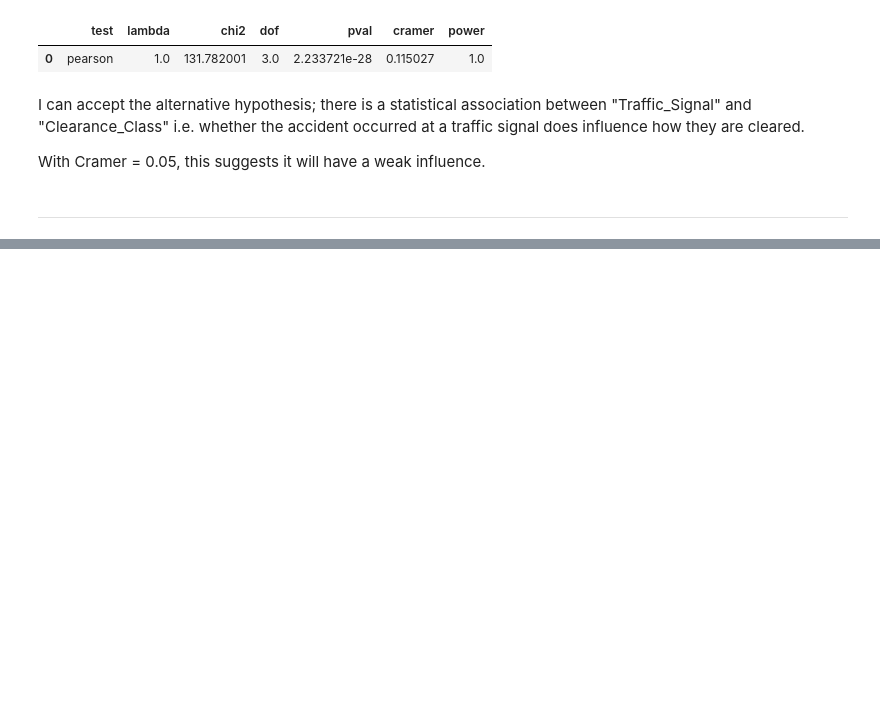
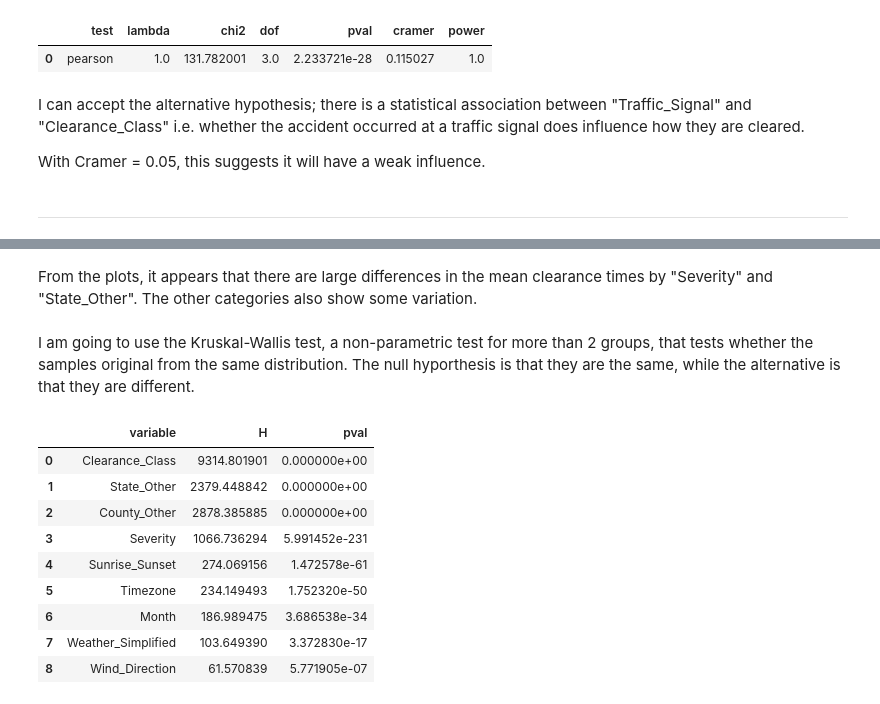
Before and after one commit to Sonya-J00/US_Accidents_ML_Project, a Jupyter notebook: jupyter_notebooks/EDA.ipynb, the cells around one changed output, grey strips where cells are left out. Cells and saved outputs as stored; diff of their text form; code cells hidden in the pictures; blank space fills up the shorter version.

Commit message:
Kruskal-Wallis test complete

```diff
--- a/jupyter_notebooks/EDA.ipynb
+++ b/jupyter_notebooks/EDA.ipynb
@@ -732,0 +771,44 @@ With Cramer = 0.05, this suggests it will have a weak influence.
+# %% [markdown]
+From the plots, it appears that there are large differences in the mean clearance times by "Severity" and "State_Other". The other categories also show some variation.
+# %% [markdown]
+I am going to use the Kruskal-Wallis test, a non-parametric test for more than 2 groups, that tests whether the samples original from the same distribution. The null hyporthesis is that they are the same, while the alternative is that they are different.
+# %%
+cat_cols = df.select_dtypes(include=['object']).columns.tolist()
+
+# Initialize results list
+kruskal_results = []
+
+for col in cat_cols:
+    try:
+        # Run Kruskal-Wallis test
+        result = pg.kruskal(data=df, dv='Clearance_Time(hr)', between=col)
+
+        # Append results with the variable name
+        kruskal_results.append({
+            'variable': col,
+            'H': result['H'].iloc[0],          # test statistic
+            'pval': result['p-unc'].iloc[0]    # p-value
+        })
+    except Exception as e:
+        print(f"Could not run Kruskal-Wallis for {col}: {e}")
+        kruskal_results.append({
+            'variable': col,
+            'H': None,
+            'pval': None
+        })
+
+# Convert results to DataFrame
+kruskal_df = pd.DataFrame(kruskal_results).sort_values(by='pval').reset_index(drop=True)
+
+kruskal_df
+# %% [output]
+|  | variable | H | pval |
+| 0 | Clearance_Class | 9314.801901 | 0.000000e+00 |
+| 1 | State_Other | 2379.448842 | 0.000000e+00 |
+| 2 | County_Other | 2878.385885 | 0.000000e+00 |
+| 3 | Severity | 1066.736294 | 5.991452e-231 |
+| 4 | Sunrise_Sunset | 274.069156 | 1.472578e-61 |
+| 5 | Timezone | 234.149493 | 1.752320e-50 |
+| 6 | Month | 186.989475 | 3.686538e-34 |
+| 7 | Weather_Simplified | 103.649390 | 3.372830e-17 |
+| 8 | Wind_Direction | 61.570839 | 5.771905e-07 |
```
Also changed, not shown: parts of 5 cells of this notebook.
